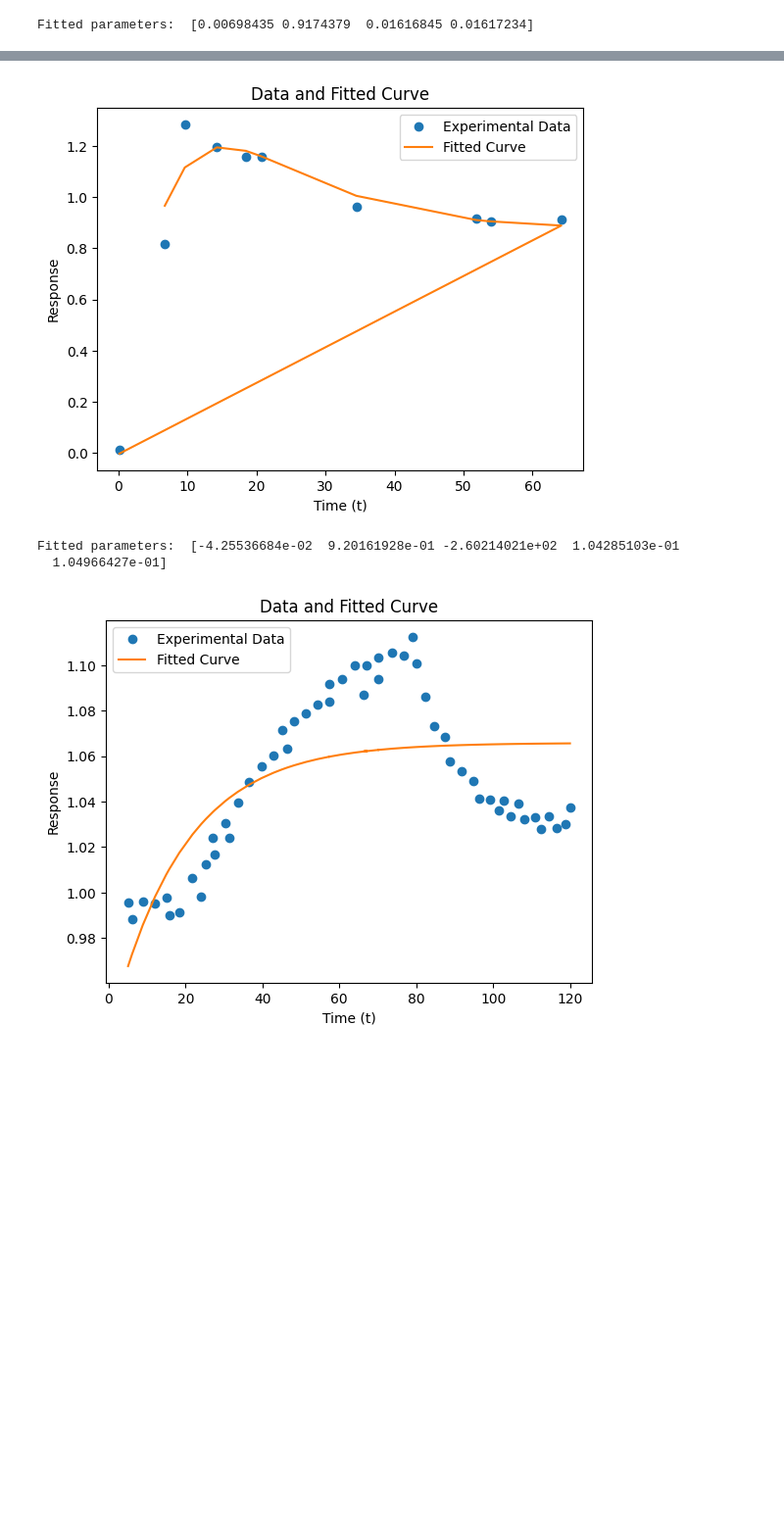
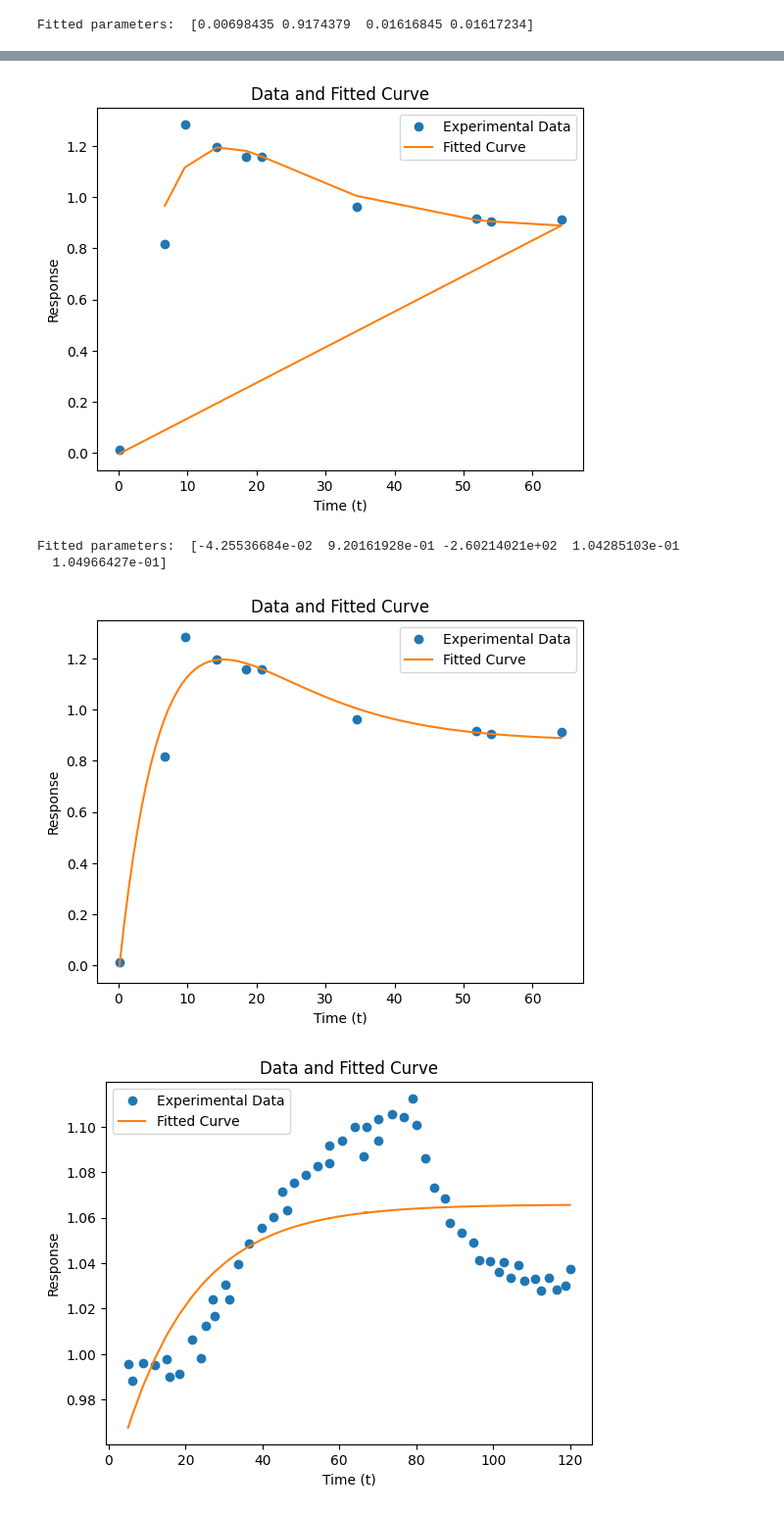
Before and after one commit to Ara101/Data_extraction_kinetic_signaling_data, a Jupyter notebook: Code/python/rate_kinetics_final.ipynb, the cells around one changed output, grey strips where cells are left out. Shown at 98% size. Saved outputs shown, nothing was run; the diff lists cells and outputs as text; code cells hidden in the pictures; blank space fills up the shorter version.

```diff
--- a/Code/python/rate_kinetics_final.ipynb
+++ b/Code/python/rate_kinetics_final.ipynb
@@ -458,11 +513,13 @@ Fitted parameters:  [-0.05423414  1.10239183  0.38491531]
 # %%
 data = importCleanData("Daly_2023_Fig_3B_data.xlsx", "Sheet1", [0,1])
 
-param_k, pcov_k = fit_data(data.iloc[:, 0], data.iloc[:, 1], p0 = [0, 1, 1, 0.1, 0.1], assumption = "response to steady state", testFile = data)
+param_k, pcov_k = fit_data(data.iloc[:, 0], data.iloc[:, 1], p0 = [0, 1, 1, 0.1, 0.1], assumption = "response to steady state", data = data)
+plot_fitted_curve(response_to_steady_state, data, param_k)
 # %% [output]
 [figure]
 Fitted parameters:  [-4.25536684e-02  9.20161928e-01 -2.60214021e+02  1.04285103e-01
   1.04966427e-01]
+[figure, added]
 # %%
 data = importCleanData("B_arrestin_binding_to_the_B2_4A.xlsx", "Sheet1", [0,1])
 
```
Also changed, not shown: parts of 7 cells of this notebook.
